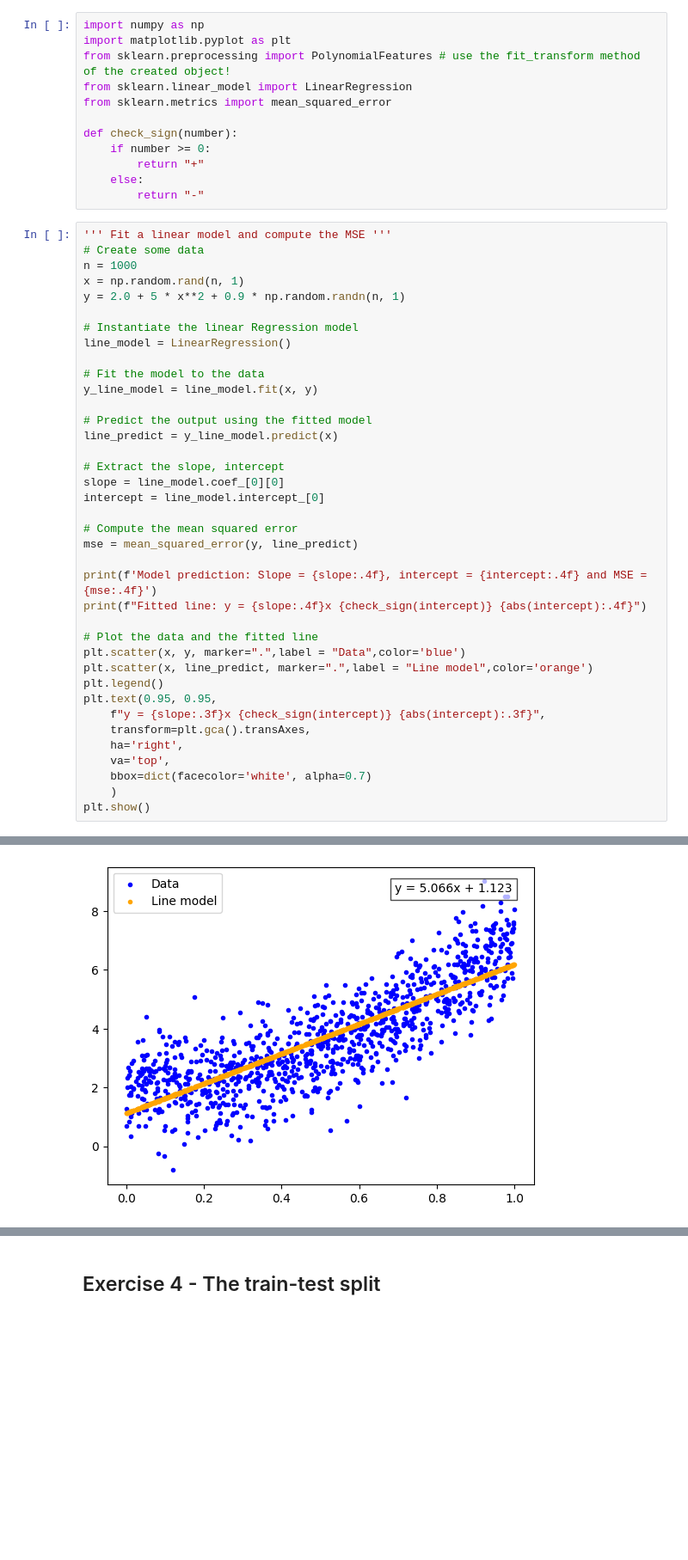
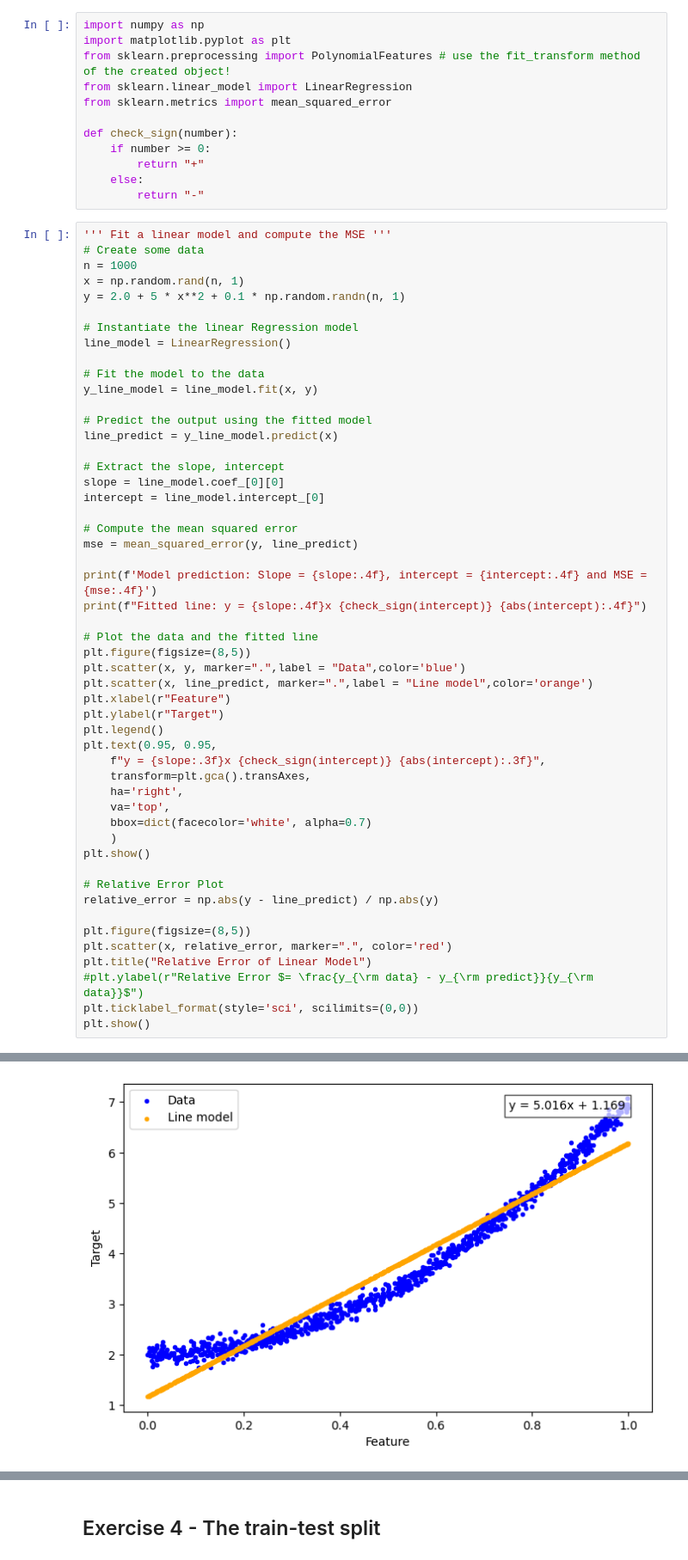
Before and after one commit to Luisrj14/FYS-STK4155-Weekly-exercises, a Jupyter notebook: exercisesweek34.ipynb, the cells around one changed output, grey strips where cells are left out. Shown at 86% size. Saved outputs shown, nothing was run; the diff lists cells and outputs as text; blank space fills up the shorter version.

```diff
--- a/exercisesweek34.ipynb
+++ b/exercisesweek34.ipynb
@@ -117,7 +117,7 @@ def check_sign(number):
 # Create some data
 n = 1000
 x = np.random.rand(n, 1)
-y = 2.0 + 5 * x**2 + 0.9 * np.random.randn(n, 1)
+y = 2.0 + 5 * x**2 + 0.1 * np.random.randn(n, 1)
 
 # Instantiate the linear Regression model
 line_model = LinearRegression()
@@ -139,8 +139,11 @@ print(f'Model prediction: Slope = {slope:.4f}, intercept = {intercept:.4f} and M
 print(f"Fitted line: y = {slope:.4f}x {check_sign(intercept)} {abs(intercept):.4f}")
 
 # Plot the data and the fitted line
+plt.figure(figsize=(8,5))
 plt.scatter(x, y, marker=".",label = "Data",color='blue')
 plt.scatter(x, line_predict, marker=".",label = "Line model",color='orange')
+plt.xlabel(r"Feature")
+plt.ylabel(r"Target")
 plt.legend()
 plt.text(0.95, 0.95,
     f"y = {slope:.3f}x {check_sign(intercept)} {abs(intercept):.3f}",
@@ -150,4 +153,14 @@ plt.text(0.95, 0.95,
     bbox=dict(facecolor='white', alpha=0.7)
     )
 plt.show()
+
+# Relative Error Plot
+relative_error = np.abs(y - line_predict) / np.abs(y)
+
+plt.figure(figsize=(8,5))
+plt.scatter(x, relative_error, marker=".", color='red')
+plt.title("Relative Error of Linear Model")
+#plt.ylabel(r"Relative Error $= \frac{y_{\rm data} - y_{\rm predict}}{y_{\rm data}}$")
+plt.ticklabel_format(style='sci', scilimits=(0,0))
+plt.show()
 # %% [output]
@@ -156 +169 @@ Fitted line: y = 5.0657x + 1.1226
-[figure, old version]
+[figure, new version]
```
Also changed, not shown: parts of 4 cells of this notebook.
